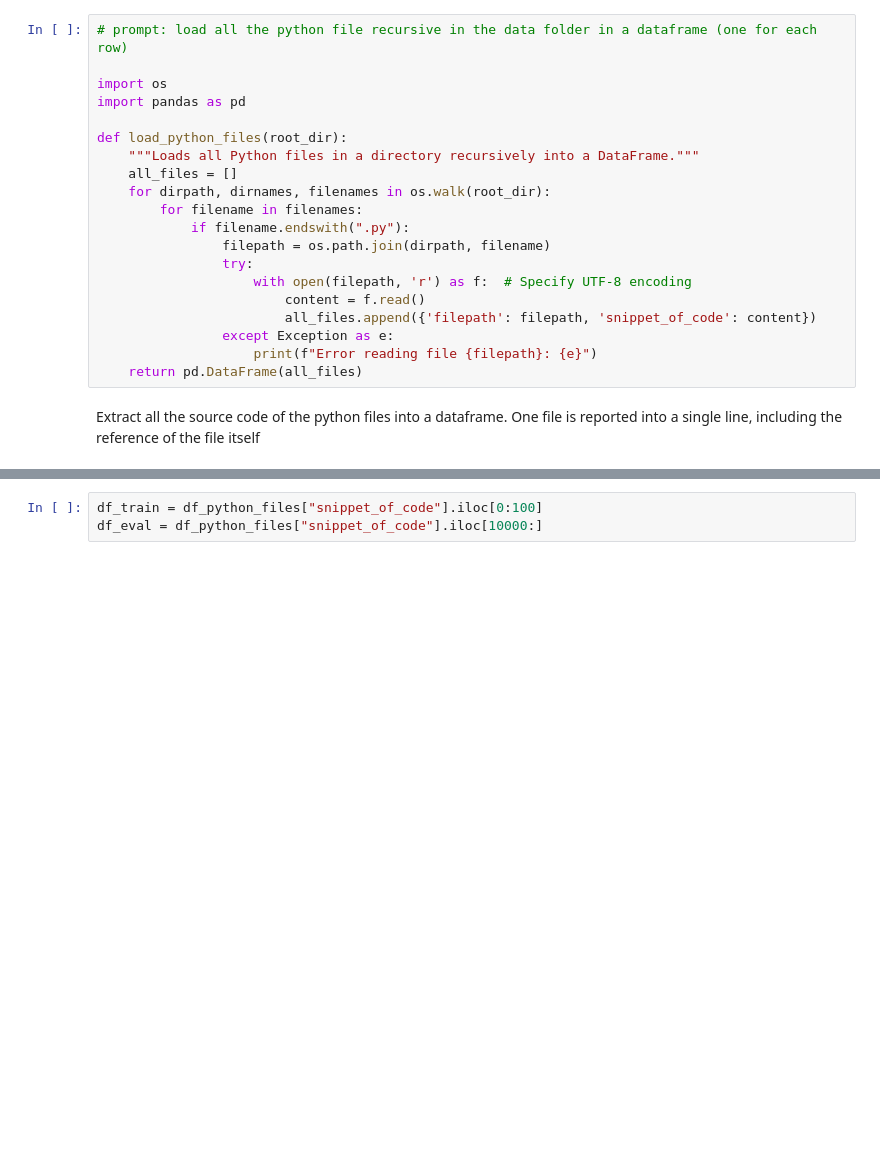
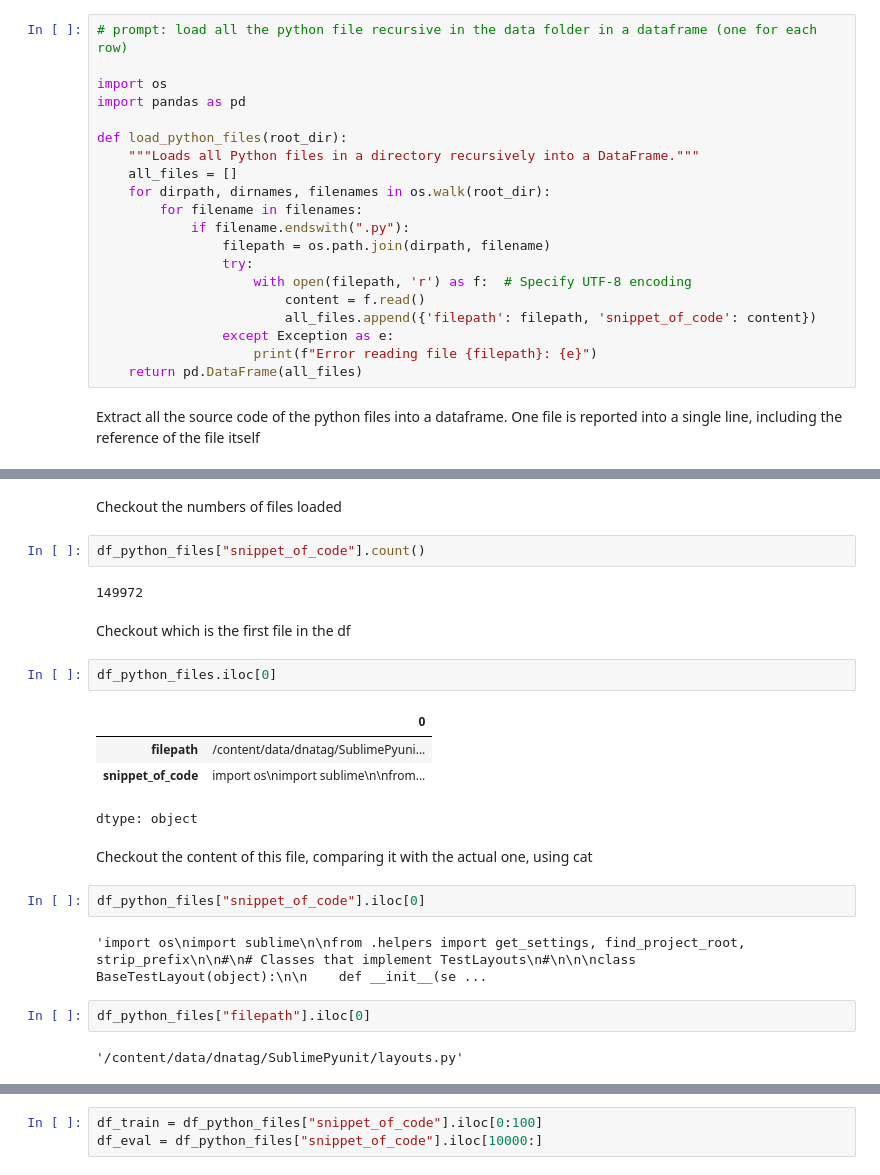
Before and after one commit to LorenzoCorbinelli/MLSA-project, a Jupyter notebook: project.ipynb, the cells around one changed output, grey strips where cells are left out. Saved outputs shown, nothing was run; the diff lists cells and outputs as text; blank space fills up the shorter version.

```diff
--- a/project.ipynb
+++ b/project.ipynb
@@ -378,0 +379,25 @@ Error reading file /content/data/dropbox/pyston/from_cpython/Lib/sqlite3/test/tr
+# %% [markdown]
+Checkout the numbers of files loaded
+# %%
+df_python_files["snippet_of_code"].count()
+# %% [output]
+149972
+# %% [markdown]
+Checkout which is the first file in the df
+# %%
+df_python_files.iloc[0]
+# %% [output]
+|  | 0 |
+| filepath | /content/data/dnatag/SublimePyuni... |
+| snippet_of_code | import os\nimport sublime\n\nfrom... |
+dtype: object
+# %% [markdown]
+Checkout the content of this file, comparing it with the actual one, using cat
+# %%
+df_python_files["snippet_of_code"].iloc[0]
+# %% [output]
+'import os\nimport sublime\n\nfrom .helpers import get_settings, find_project_root, strip_prefix\n\n#\n# Classes that implement TestLayouts\n#\n\n\nclass BaseTestLayout(object):\n\n    def __init__(se ...
+# %%
+df_python_files["filepath"].iloc[0]
+# %% [output]
+'/content/data/dnatag/SublimePyunit/layouts.py'
```
Also changed, not shown: parts of 11 cells of this notebook.
